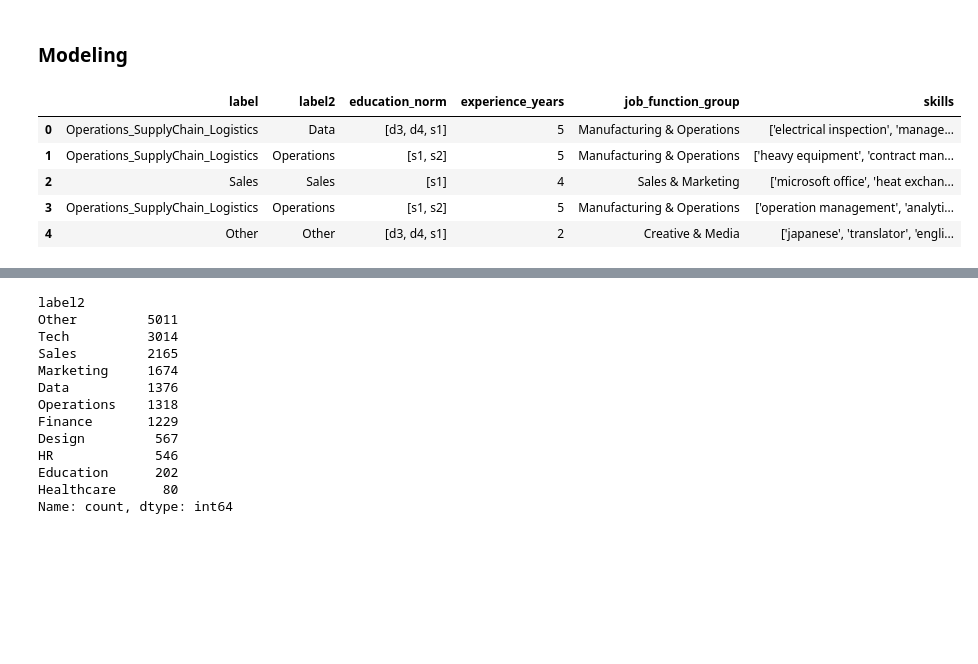
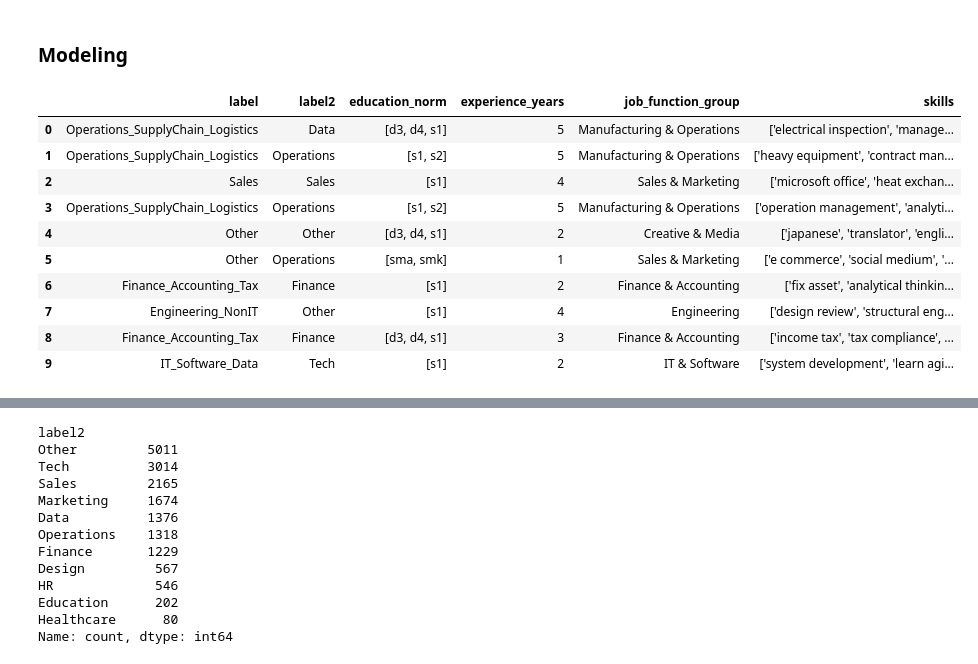
Before and after one commit to muhanangmahrub/Career-Path-Navigator, a Jupyter notebook: notebooks/akbar/modeling.ipynb, the cells around one changed output, grey strips where cells are left out. Saved outputs shown, nothing was run; the diff lists cells and outputs as text; code cells hidden in the pictures; blank space fills up the shorter version.

```diff
--- a/notebooks/akbar/modeling.ipynb
+++ b/notebooks/akbar/modeling.ipynb
@@ -198,7 +198,7 @@ job_function_mapping = {
     "Penjualan / Pemasaran,Pemasaran/Pengembangan Bisnis": "Sales & Marketing",
     "Penjualan / Pemasaran,Digital Marketing": "Sales & Marketing",
     "Penjualan / Pemasaran,Penjualan - Jasa Keuangan": "Sales & Marketing",
-    # "Penjualan / Pemasaran,Penjualan - Teknik/Teknikal/IT": "Sales & Marketing",
+    "Penjualan / Pemasaran,Penjualan - Teknik/Teknikal/IT": "Sales & Marketing",
     "Penjualan / Pemasaran,Penjualan Ritel": "Sales & Marketing",
     "Penjualan / Pemasaran,Merchandising": "Sales & Marketing",
     "Penjualan / Pemasaran,Penjualan - Korporasi": "Sales & Marketing",
@@ -426,24 +426,29 @@ df.head()
 # %%
 col= [
     'label',
     'label2',
     # 'job_title',
     'education_norm',
     'experience_years',
     # 'job_description',
     # 'job_description_cleaned',
     'job_function_group',
     'skills']
 
 df_model = df[col].copy()
-df_model.head()
+df_model.head(10)
 # %% [output]
 |  | label | label2 | education_norm | experience_years | job_function_group | skills |
 | 0 | Operations_SupplyChain_Logistics | Data | [d3, d4, s1] | 5 | Manufacturing & Operations | ['electrical inspection', 'manage... |
 | 1 | Operations_SupplyChain_Logistics | Operations | [s1, s2] | 5 | Manufacturing & Operations | ['heavy equipment', 'contract man... |
 | 2 | Sales | Sales | [s1] | 4 | Sales & Marketing | ['microsoft office', 'heat exchan... |
 | 3 | Operations_SupplyChain_Logistics | Operations | [s1, s2] | 5 | Manufacturing & Operations | ['operation management', 'analyti... |
 | 4 | Other | Other | [d3, d4, s1] | 2 | Creative & Media | ['japanese', 'translator', 'engli... |
+| 5 | Other | Operations | [sma, smk] | 1 | Sales & Marketing | ['e commerce', 'social medium', '... |
+| 6 | Finance_Accounting_Tax | Finance | [s1] | 2 | Finance & Accounting | ['fix asset', 'analytical thinkin... |
+| 7 | Engineering_NonIT | Other | [s1] | 4 | Engineering | ['design review', 'structural eng... |
+| 8 | Finance_Accounting_Tax | Finance | [d3, d4, s1] | 3 | Finance & Accounting | ['income tax', 'tax compliance', ... |
+| 9 | IT_Software_Data | Tech | [s1] | 2 | IT & Software | ['system development', 'learn agi... |
 # %%
 df_model['label'].value_counts()
 # %% [output]
```
Also changed, not shown: parts of 8 cells of this notebook, 2 other files.
